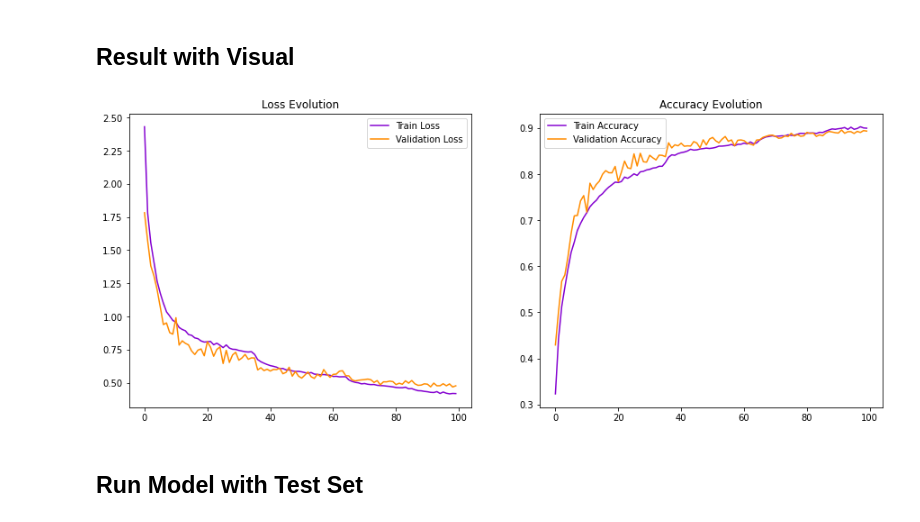
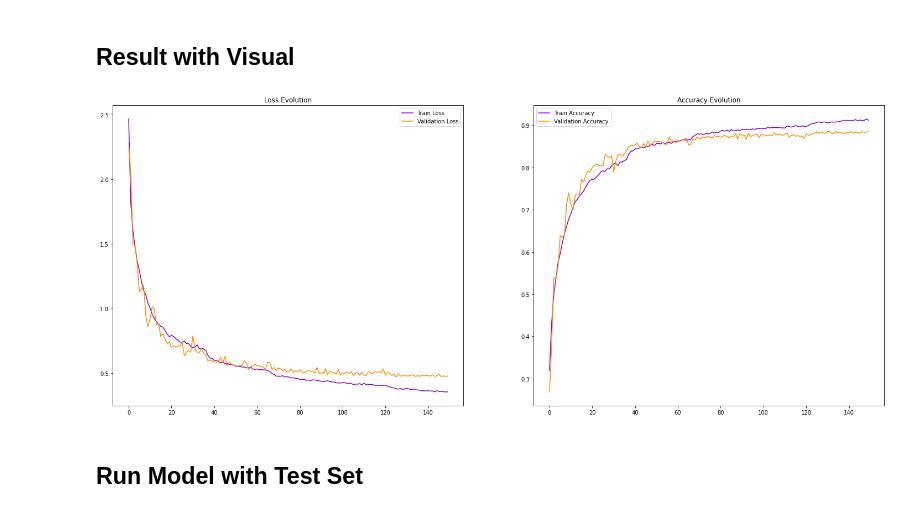
Before and after one commit to skyabi8/DeepLearning-S2, a Jupyter notebook: Cifar 10 Tunning.ipynb, the cells around one changed output. Drawn from its saved outputs; the diff is of its cells as text; code cells hidden in the pictures.

```diff
--- a/Cifar 10 Tunning.ipynb
+++ b/Cifar 10 Tunning.ipynb
@@ -121,89 +111,57 @@ array([[0., 0., 0., ..., 0., 0., 0.],
 # %% [markdown]
 ## Augmentation
 # %%
-# Data augmentation
 data_generator = ImageDataGenerator(
-    # Rotate images randomly by up to 15 degrees
     rotation_range=15,
 
-    # Shift images horizontally by up to 12% of their width
-    width_shift_range=0.12,
-
-    # Shift images vertically by up to 12% of their height
-    height_shift_range=0.12,
-
-    # Randomly flip images horizontally
     horizontal_flip=True,
 
-    # Zoom images in by up to 10%
     zoom_range=0.1,
 
-    # Change brightness by up to 10%
     brightness_range=[0.9,1.1],
 
-    # Shear intensity (shear angle in counter-clockwise direction in degrees)
-    shear_range=10,
-
-    # Channel shift intensity
     channel_shift_range=0.1,
 )
 # %% [markdown]
 ## Model Config
 # %%
-# Initialize a sequential model
 model = Sequential()
 
-# Set the weight decay value for L2 regularization
 weight_decay = 0.0001
 
-# Add the first convolutional layer with 32 filters of size 3x3
-model.add(Conv2D(filters=32, kernel_size=(3,3), padding='same', activation='relu', kernel_regularizer=l2(weight_decay),
-                 input_shape=x_train.shape[1:]))
-# Add batch normalization layer
+model.add(Conv2D(filters=32, kernel_size=(3,3), padding='same', activation='relu', kernel_regularizer=l2(weight_decay), input_shape=x_train.shape[1:]))
 model.add(BatchNormalization())
 
-# Add the second convolutional layer similar to the first
 model.add(Conv2D(filters=32, kernel_size=(3,3), padding='same', activation='relu', kernel_regularizer=l2(weight_decay)))
 model.add(BatchNormalization())
 
-# Add the first max pooling layer with pool size of 2x2
 model.add(MaxPooling2D(pool_size=(2, 2)))
-# Add dropout layer with 0.2 dropout rate
 model.add(Dropout(rate=0.2))
 
-# Add the third and fourth convolutional layers with 64 filters
 model.add(Conv2D(filters=64, kernel_size=(3,3), padding='same', activation='relu', kernel_regularizer=l2(weight_decay)))
 model.add(BatchNormalization())
 model.add(Conv2D(filters=64, kernel_size=(3,3), padding='same', activation='relu', kernel_regularizer=l2(weight_decay)))
 model.add(BatchNormalization())
 
-# Add the second max pooling layer and increase dropout rate to 0.3
 model.add(MaxPooling2D(pool_size=(2, 2)))
 model.add(Dropout(rate=0.3))
 
-# Add the fifth and sixth convolutional layers with 128 filters
 model.add(Conv2D(filters=128, kernel_size=(3,3), padding='same', activation='relu', kernel_regularizer=l2(weight_decay)))
 model.add(BatchNormalization())
 model.add(Conv2D(filters=128, kernel_size=(3,3), padding='same', activation='relu', kernel_regularizer=l2(weight_decay)))
 model.add(BatchNormalization())
 
-# Add the third max pooling layer and increase dropout rate to 0.4
 model.add(MaxPooling2D(pool_size=(2, 2)))
 model.add(Dropout(rate=0.4))
 
-# Add the seventh and eighth convolutional layers with 256 filters
 model.add(Conv2D(filters=256, kernel_size=(3,3), padding='same', activation='relu', kernel_regularizer=l2(weight_decay)))
 model.add(BatchNormalization())
 model.add(Conv2D(filters=256, kernel_size=(3,3), padding='same', activation='relu', kernel_regularizer=l2(weight_decay)))
 model.add(BatchNormalization())
 
-# Add the fourth max pooling layer and increase dropout rate to 0.5
 model.add(MaxPooling2D(pool_size=(2, 2)))
 model.add(Dropout(rate=0.5))
-
-# Flatten the tensor output from the previous layer
 model.add(Flatten())
 
-# Add a fully connected layer with softmax activation function for outputting class probabilities
 model.add(Dense(10, activation='softmax'))
 # %% [output]
@@ -233,9 +191,9 @@ _________________________________________________________________
 # %% [markdown]
 ## Model Train
 # %%
-batch_size = 64
+batch_size = 128
 
-epochs = 100
+epochs = 150
 
 optimizer = Adam(learning_rate=0.0005)
 
@@ -278,25 +246,25 @@ model.save('cifar_cnn.h5')
 # %% [markdown]
 ## Result with Visual
 # %%
-plt.figure(figsize=(15,6))
+plt.figure(figsize=(25,10))
 
-# Plotting the training and validation loss
+# training and validation loss
 plt.subplot(1, 2, 1)
 plt.plot(model.history.history['loss'], label='Train Loss', color='#8502d1')
 plt.plot(model.history.history['val_loss'], label='Validation Loss', color='darkorange')
 plt.legend()
 plt.title('Loss Evolution')
 
-# Plotting the training and validation accuracy
+# training and validation accuracy
 plt.subplot(1, 2, 2)
 plt.plot(model.history.history['accuracy'], label='Train Accuracy', color='#8502d1')
 plt.plot(model.history.history['val_accuracy'], label='Validation Accuracy', color='darkorange')
 plt.legend()
 plt.title('Accuracy Evolution')
 
 plt.show()
 # %% [output]
-[figure, old version]
+[figure, new version]
 # %% [markdown]
 ## Run Model with Test Set
 # %%
```
Also changed, not shown: parts of 19 cells of this notebook.
